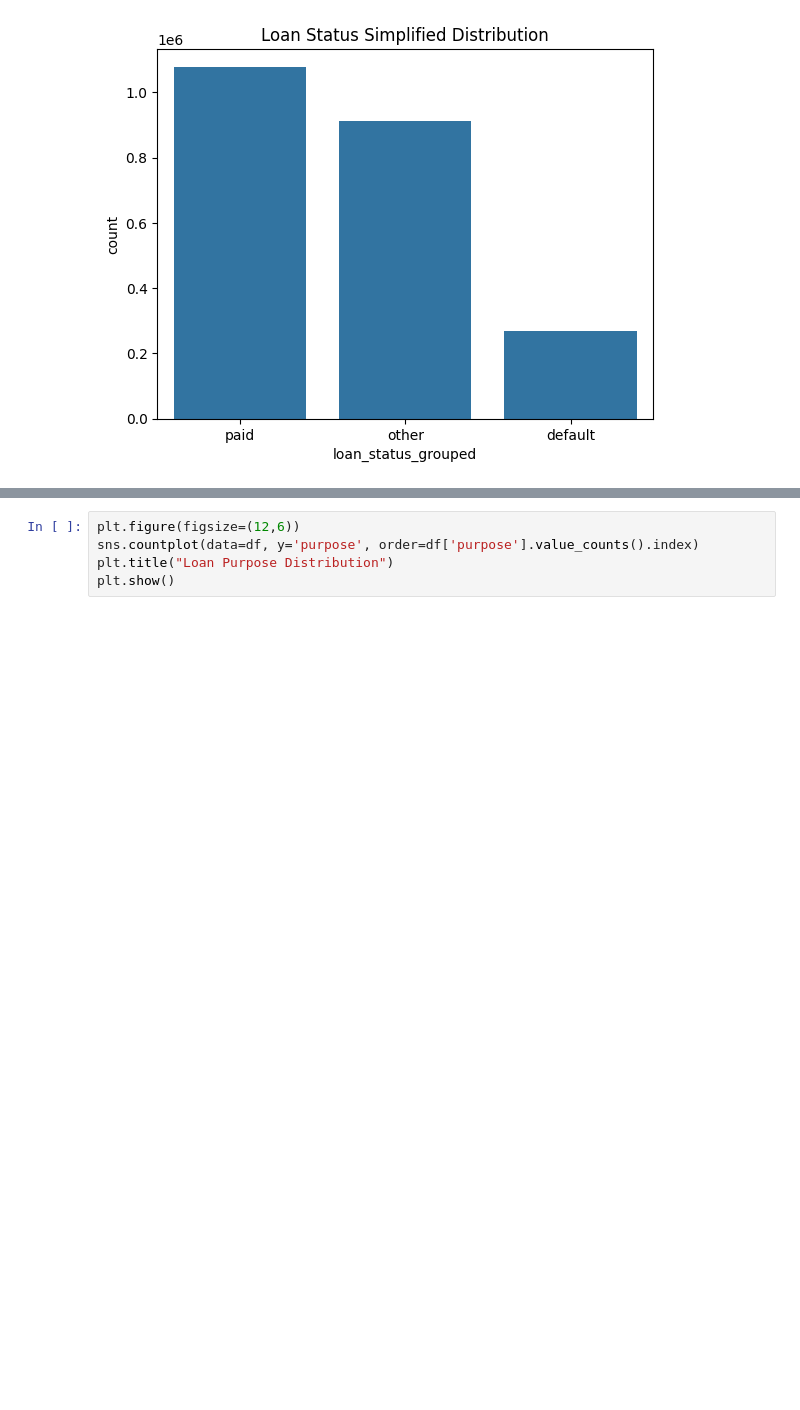
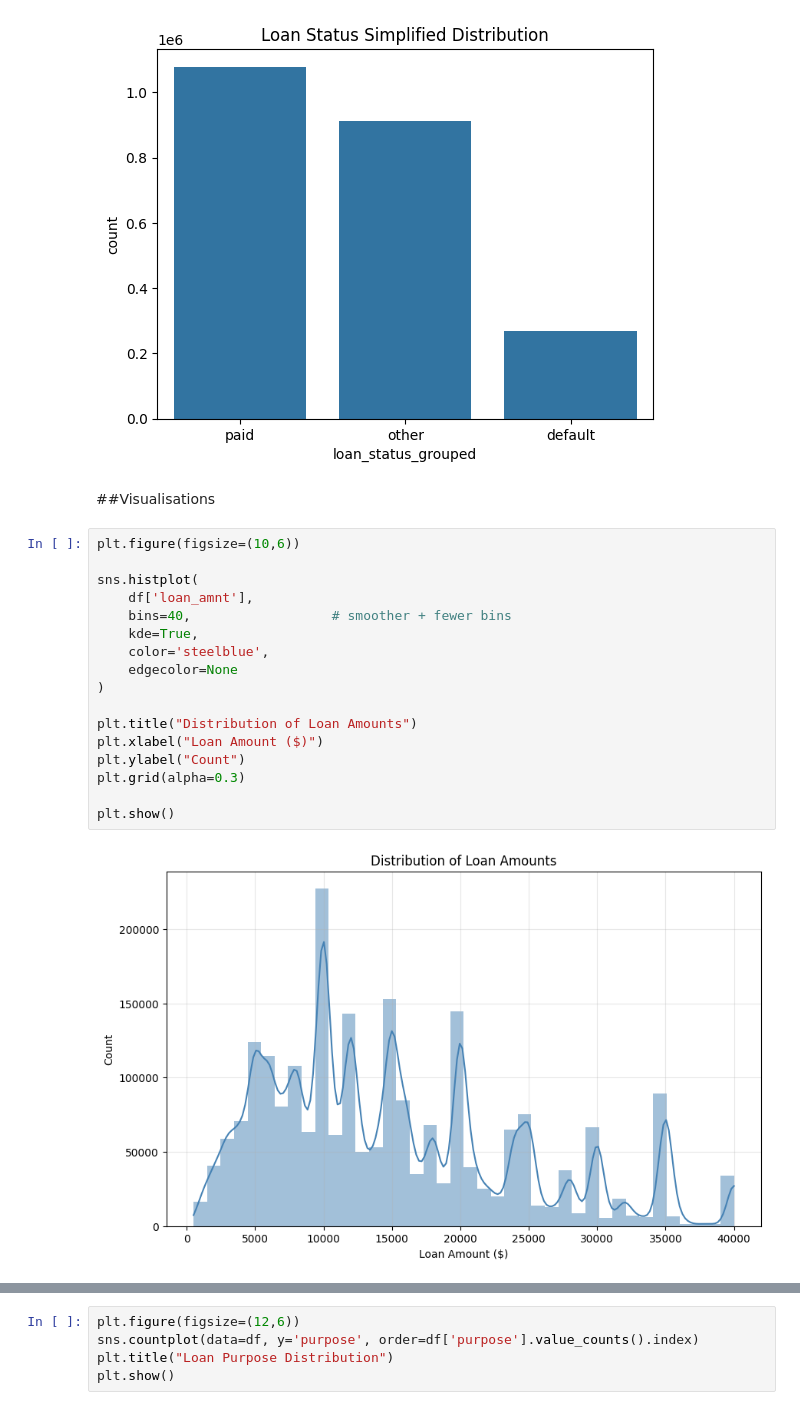
Before and after one commit to CS133-DataVisualization/term-project-vizvisionaries, a Jupyter notebook: Project Assignments/final.ipynb, the cells around one changed output, grey strips where cells are left out. Saved outputs shown, nothing was run; the diff lists cells and outputs as text; blank space fills up the shorter version.

```diff
--- a/Project Assignments/final.ipynb
+++ b/Project Assignments/final.ipynb
@@ -166,4 +134,25 @@ plt.title("Loan Status Simplified Distribution")
 plt.show()
 # %% [output]
 [figure]
+# %% [markdown]
+##Visualisations
+# %%
+plt.figure(figsize=(10,6))
+
+sns.histplot(
+    df['loan_amnt'],
+    bins=40,                  # smoother + fewer bins
+    kde=True,
+    color='steelblue',
+    edgecolor=None
+)
+
+plt.title("Distribution of Loan Amounts")
+plt.xlabel("Loan Amount ($)")
+plt.ylabel("Count")
+plt.grid(alpha=0.3)
+
+plt.show()
+# %% [output]
+[figure, new version]
 # %%
```
Also changed, not shown: parts of 26 cells of this notebook.
